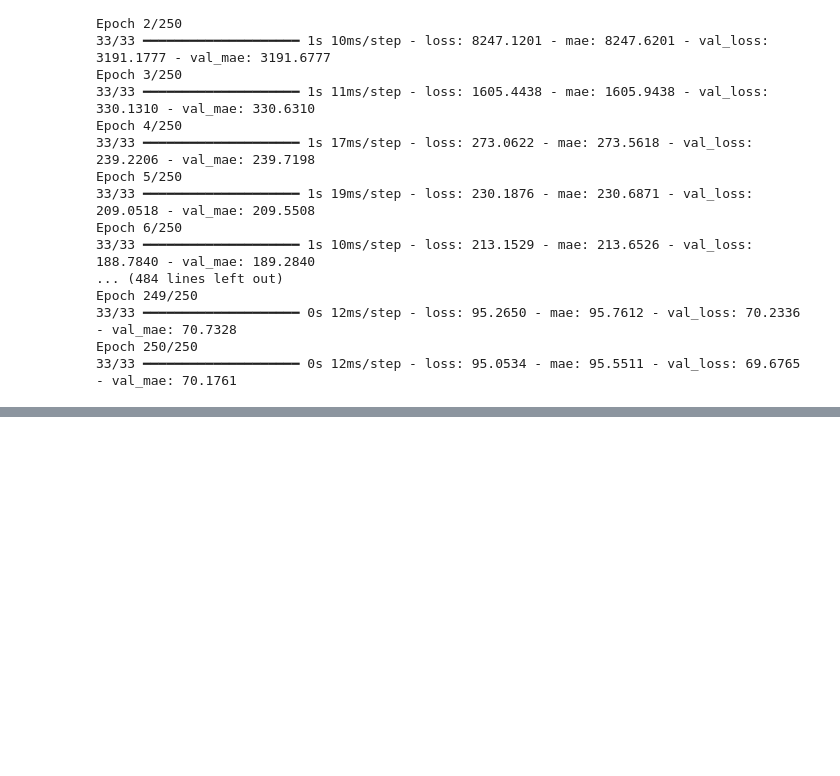
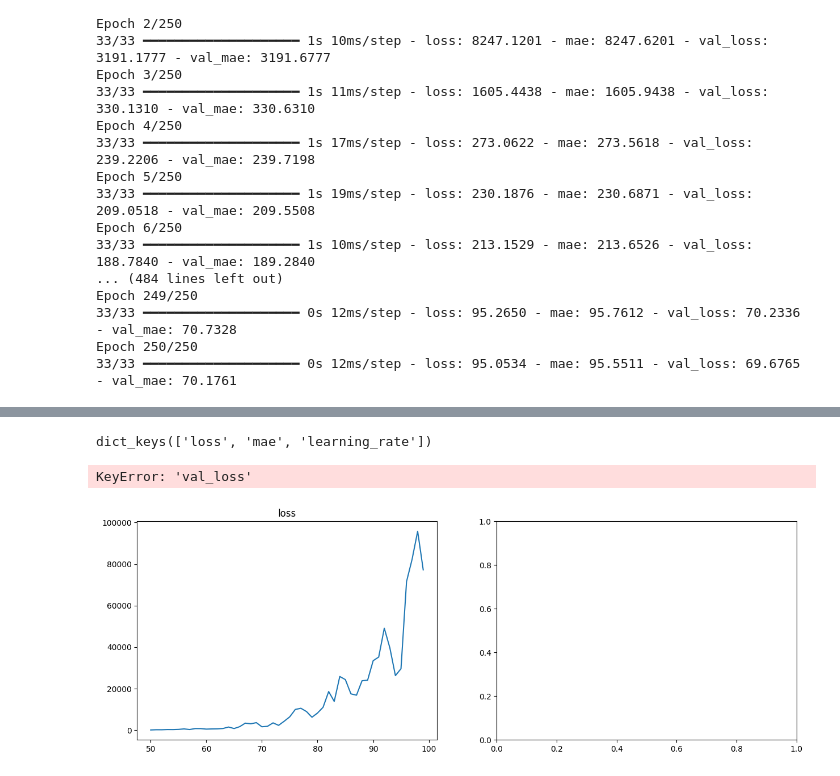
Before and after one commit to sayid-alt/usd_idr_exchange_prediction, a Jupyter notebook: development/usd_idr_prediction.ipynb, the cells around one changed output, grey strips where cells are left out. Saved outputs shown, nothing was run; the diff lists cells and outputs as text; code cells hidden in the pictures; blank space fills up the shorter version.

```diff
--- a/development/usd_idr_prediction.ipynb
+++ b/development/usd_idr_prediction.ipynb
@@ -781,0 +782,6 @@ dict_keys(['loss', 'mae', 'val_loss', 'val_mae'])
+# %%
+plot_history(history_diff)
+# %% [output]
+dict_keys(['loss', 'mae', 'learning_rate'])
+KeyError: 'val_loss'
+[figure, added]
```
Also changed, not shown: parts of 2 cells of this notebook.
